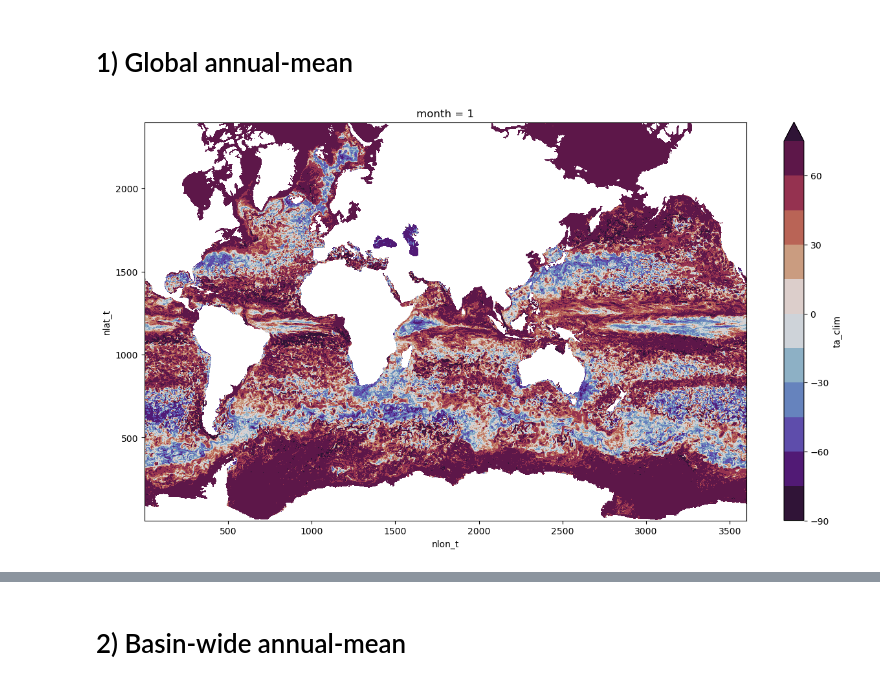
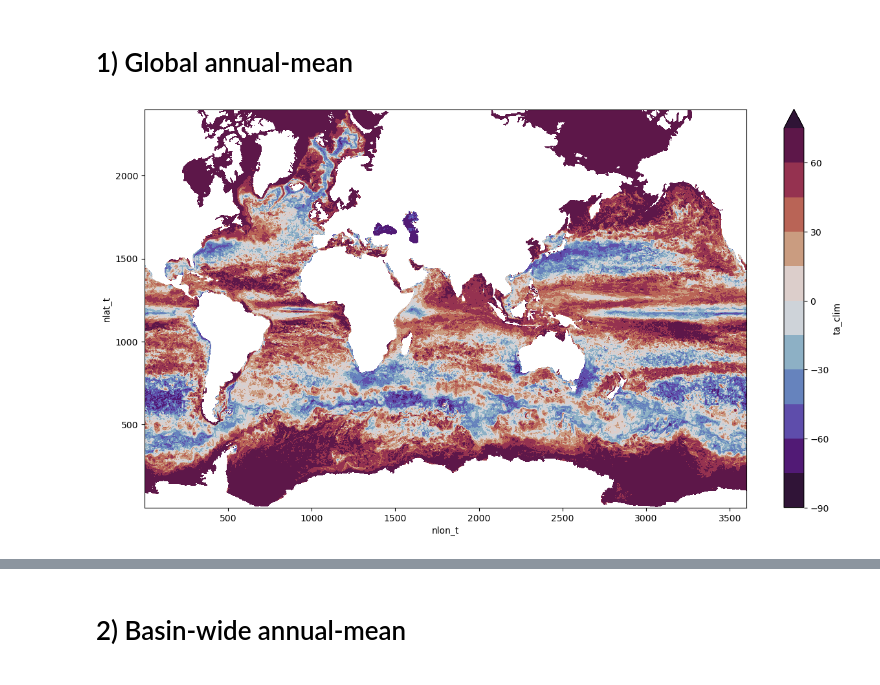
Before and after one commit to shanicetbailey/SST-gradients, a Jupyter notebook: CESM/3a_horiz_TA_figs.ipynb, the cells around one changed output, grey strips where cells are left out. Saved outputs shown, nothing was run; the diff lists cells and outputs as text; code cells hidden in the pictures.

Commit message:
created global/basin-wide ann mean ta plts

```diff
--- a/CESM/3a_horiz_TA_figs.ipynb
+++ b/CESM/3a_horiz_TA_figs.ipynb
@@ -55,6 +55,6 @@ cluster.close()
 # %%
 #global turner angle
 fig, ax = plt.subplots(figsize=(15,8))
-ta.isel(month=0).plot.contourf(levels=np.arange(-90, 90, 15), cmap='twilight_shifted');
+ta.mean('month').plot.contourf(levels=np.arange(-90, 90, 15), cmap='twilight_shifted');
 # %% [output]
-[figure, old version]
+[figure, new version]
```
Also changed, not shown: parts of 13 cells of this notebook.
